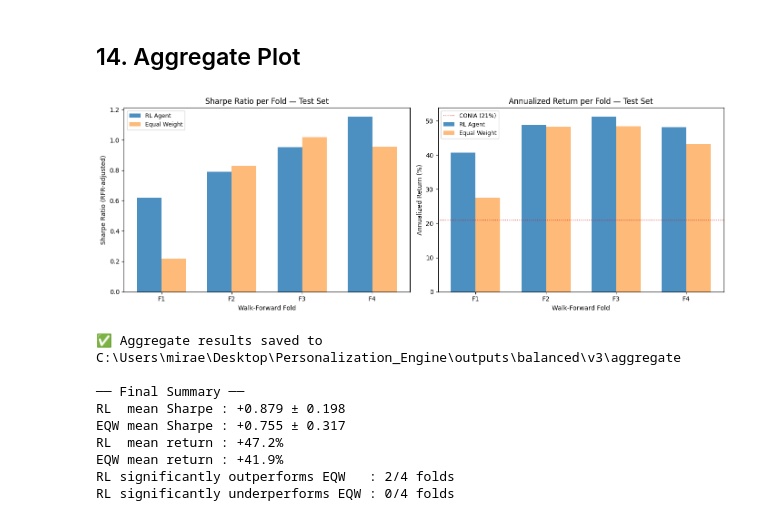
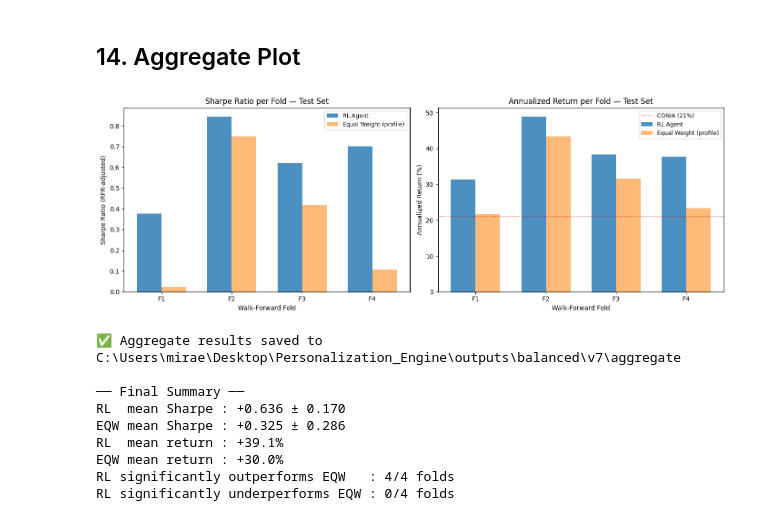
Before and after one commit to miraemad319/Portfolio_Personalization, a Jupyter notebook: src/notebooks/02.ipynb, the cells around one changed output. Drawn from its saved outputs; the diff is of its cells as text; code cells hidden in the pictures.

```diff
--- a/src/notebooks/02.ipynb
+++ b/src/notebooks/02.ipynb
@@ -51,7 +58,7 @@ MARKET_DATA_PATH = BASE_DIR / "src/ingestion/cache/market_data.csv"
 RRFR_SCRIPT_PATH = BASE_DIR / "src/ingestion/EGX30_RRFR.py"
 # %%
 # ── Version and profile ───────────────────────────────────────────────────────
-VERSION      = "v4"
+VERSION      = "v7"
 RISK_PROFILE = "balanced"
 # %%
 # ── Episode structure ─────────────────────────────────────────────────────────
@@ -1371,7 +1434,6 @@ for fold in WALK_FORWARD_FOLDS:
     print(f"  EVALUATION — {fold_name}  (test → {fold['test_end']})")
     print(f"{'='*60}")
 
-    # ── Val ───────────────────────────────────────────────────────────────────
     print(f"\n[VAL]")
     rl_val_returns, rl_val_episodes = multi_episode_evaluate(
         model, _template_env, split, "val", EPISODE_LENGTH
@@ -1392,7 +1454,6 @@ for fold in WALK_FORWARD_FOLDS:
         label=f"val {fold_name}"
     )
 
-    # ── Test ──────────────────────────────────────────────────────────────────
     print(f"\n[TEST]")
     rl_test_returns, rl_test_episodes = multi_episode_evaluate(
         model, _template_env, split, "test", EPISODE_LENGTH
@@ -1413,6 +1474,18 @@ for fold in WALK_FORWARD_FOLDS:
         label=f"test {fold_name}"
     )
 
+    print(f"\n[ACTIVE METRICS — TEST]")
+    active_metrics_test = compute_active_metrics(
+        rl_returns   = rl_test_returns,
+        eq_returns   = eq_test_returns,
+        model        = model,
+        env_template = _template_env,
+        split_indices = split,
+        mode         = "test",
+        episode_length = EPISODE_LENGTH,
+        fold_name    = fold_name,
+    )
+
     plot_fold_results(rl_val_returns,  eq_val_returns,  fold_name, "val",  plots_dir)
     plot_fold_results(rl_test_returns, eq_test_returns, fold_name, "test", plots_dir)
 
@@ -1429,6 +1502,7 @@ for fold in WALK_FORWARD_FOLDS:
         "rl_test_ci":        rl_test_ci,
         "val_significance":  val_sig,
         "test_significance": test_sig,
+        "active_metrics": active_metrics_test,
     }
     all_fold_results[fold_name] = fold_result
 
@@ -1622,20 +1718,18 @@ RL significantly underperforms EQW: 0/4 folds
 # %%
 fig, axes = plt.subplots(1, 2, figsize=(14, 5))
 
-folds_list  = list(all_fold_results.keys())
-rl_sharpes  = [all_fold_results[f]["rl_test"]["sharpe"]     for f in folds_list]
-eq_sharpes  = [all_fold_results[f]["eq_test"]["sharpe"]     for f in folds_list]
-rl_returns  = [all_fold_results[f]["rl_test"]["ann_return"] * 100 for f in folds_list]
-eq_returns  = [all_fold_results[f]["eq_test"]["ann_return"] * 100 for f in folds_list]
+folds_list = list(all_fold_results.keys())
+rl_sharpes = [all_fold_results[f]["rl_test"]["sharpe"]     for f in folds_list]
+eq_sharpes = [all_fold_results[f]["eq_test"]["sharpe"]     for f in folds_list]
+rl_returns = [all_fold_results[f]["rl_test"]["ann_return"] * 100 for f in folds_list]
+eq_returns = [all_fold_results[f]["eq_test"]["ann_return"] * 100 for f in folds_list]
 
 x = np.arange(len(folds_list))
 w = 0.35
 
 ax = axes[0]
-bars_rl = ax.bar(x - w/2, rl_sharpes, width=w, color=PALETTE["primary"],
-                  alpha=0.85, label="RL Agent")
-bars_eq = ax.bar(x + w/2, eq_sharpes, width=w, color=PALETTE["tertiary"],
-                  alpha=0.85, label="Equal Weight")
+ax.bar(x - w/2, rl_sharpes, width=w, color=PALETTE["primary"],  alpha=0.85, label="RL Agent")
+ax.bar(x + w/2, eq_sharpes, width=w, color=PALETTE["tertiary"], alpha=0.85, label="Equal Weight (profile)")
 ax.axhline(0, color="black", linewidth=0.8, linestyle="--", alpha=0.5)
 ax.set_xlabel("Walk-Forward Fold")
 ax.set_ylabel("Sharpe Ratio (RFR-adjusted)")
@@ -1645,10 +1739,8 @@ ax.set_xticklabels([f.replace("fold_", "F") for f in folds_list])
 ax.legend(fontsize=9)
 
 ax2 = axes[1]
-ax2.bar(x - w/2, rl_returns, width=w, color=PALETTE["primary"],
-        alpha=0.85, label="RL Agent")
-ax2.bar(x + w/2, eq_returns, width=w, color=PALETTE["tertiary"],
-        alpha=0.85, label="Equal Weight")
+ax2.bar(x - w/2, rl_returns, width=w, color=PALETTE["primary"],  alpha=0.85, label="RL Agent")
+ax2.bar(x + w/2, eq_returns, width=w, color=PALETTE["tertiary"], alpha=0.85, label="Equal Weight (profile)")
 ax2.axhline(ANNUAL_RISK_FREE_RATE * 100, color=PALETTE["alert"],
             linewidth=1.0, linestyle=":", label=f"CONIA ({ANNUAL_RISK_FREE_RATE*100:.0f}%)")
 ax2.set_xlabel("Walk-Forward Fold")
@@ -1664,44 +1756,44 @@ agg_plots_dir.mkdir(parents=True, exist_ok=True)
 plt.savefig(agg_plots_dir / "fold_comparison.png", dpi=120, bbox_inches="tight")
 plt.show()
 
-# ── Save aggregate summary ────────────────────────────────────────────────────
 agg_summary = {
     "n_folds":           len(WALK_FORWARD_FOLDS),
     "risk_profile":      RISK_PROFILE,
     "version":           VERSION,
-    "market_signal":     meta.get("market_signal", "egx30_ma_ratio"),
+    "market_signal":     meta.get("market_signal", "egx30_ma_ratio + conia_delta"),
+    "dynamic_filtering": "Design B — profile_mask_tensor, N=31 fixed",
     "folds":             [f["name"] for f in WALK_FORWARD_FOLDS],
     "rl_mean_sharpe":    float(np.mean(rl_sharpes)),
     "rl_std_sharpe":     float(np.std(rl_sharpes)),
     "eq_mean_sharpe":    float(np.mean(eq_sharpes)),
     "eq_std_sharpe":     float(np.std(eq_sharpes)),
     "rl_mean_return":    float(np.mean(rl_returns)),
     "eq_mean_return":    float(np.mean(eq_returns)),
     "n_outperforms":     int(n_outperforms),
     "n_underperforms":   int(n_underperforms),
 }
 json.dump(agg_summary,
           open(agg_plots_dir / "aggregate_summary.json", "w"), indent=2)
 
 print(f"\n✅ Aggregate results saved to {agg_plots_dir.resolve()}")
 print(f"\n── Final Summary ──")
 print(f"RL  mean Sharpe : {agg_summary['rl_mean_sharpe']:+.3f} ± {agg_summary['rl_std_sharpe']:.3f}")
 print(f"EQW mean Sharpe : {agg_summary['eq_mean_sharpe']:+.3f} ± {agg_summary['eq_std_sharpe']:.3f}")
 print(f"RL  mean return : {agg_summary['rl_mean_return']:+.1f}%")
 print(f"EQW mean return : {agg_summary['eq_mean_return']:+.1f}%")
 print(f"RL significantly outperforms EQW   : "
       f"{n_outperforms}/{len(WALK_FORWARD_FOLDS)} folds")
 print(f"RL significantly underperforms EQW : "
       f"{n_underperforms}/{len(WALK_FORWARD_FOLDS)} folds")
 # %% [output]
-[figure, old version]
+[figure, new version]
-✅ Aggregate results saved to C:\Users\mirae\Desktop\Personalization_Engine\outputs\balanced\v3\aggregate
+✅ Aggregate results saved to C:\Users\mirae\Desktop\Personalization_Engine\outputs\balanced\v7\aggregate
 
 ── Final Summary ──
-RL  mean Sharpe : +0.879 ± 0.198
-EQW mean Sharpe : +0.755 ± 0.317
-RL  mean return : +47.2%
-EQW mean return : +41.9%
-RL significantly outperforms EQW   : 2/4 folds
+RL  mean Sharpe : +0.636 ± 0.170
+EQW mean Sharpe : +0.325 ± 0.286
+RL  mean return : +39.1%
+EQW mean return : +30.0%
+RL significantly outperforms EQW   : 4/4 folds
 RL significantly underperforms EQW : 0/4 folds
 # %%
```
Also changed, not shown: parts of 24 cells of this notebook, 4 other files.
